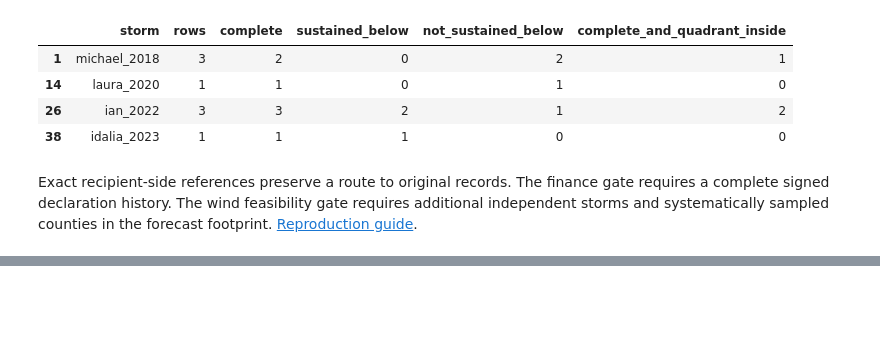
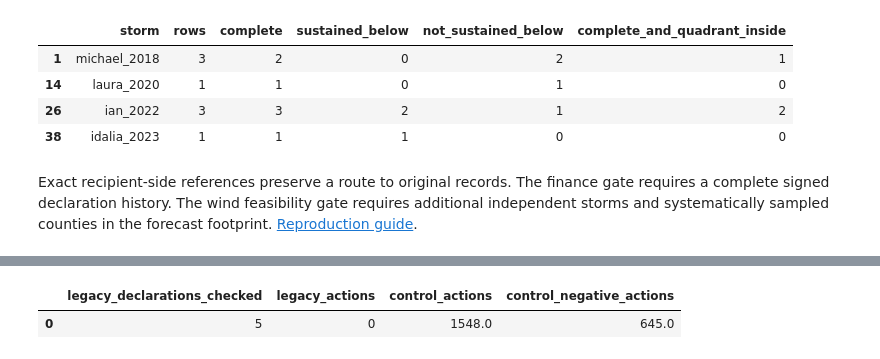
Before and after one commit to leonmarienga/ML-thesis, a Jupyter notebook: research/THESIS_REPRODUCTION.ipynb, the cells around one changed output, grey strips where cells are left out. Cells and saved outputs as stored; diff of their text form; code cells hidden in the pictures; blank space fills up the shorter version.

```diff
--- a/research/THESIS_REPRODUCTION.ipynb
+++ b/research/THESIS_REPRODUCTION.ipynb
@@ -832,0 +837,15 @@ Exact recipient-side references preserve a route to original records. The financ
+# %%
+from pathlib import Path
+import pandas as pd
+
+continuous = Path("research/continuous")
+if not continuous.exists():
+    continuous = Path("continuous")
+
+legacy = continuous / "legacy_ledger_gate/results"
+ledger = pd.read_csv(legacy / "gate_summary.csv")
+assert ledger.eligible_new_elapsed_labels.item() == 0
+ledger[["legacy_declarations_checked", "legacy_actions", "control_actions", "control_negative_actions"]]
+# %% [output]
+|  | legacy_declarations_checked | legacy_actions | control_actions | control_negative_actions |
+| 0 | 5 | 0 | 1548.0 | 645.0 |
```
Also changed, not shown: parts of 5 cells of this notebook, 12 other files.
